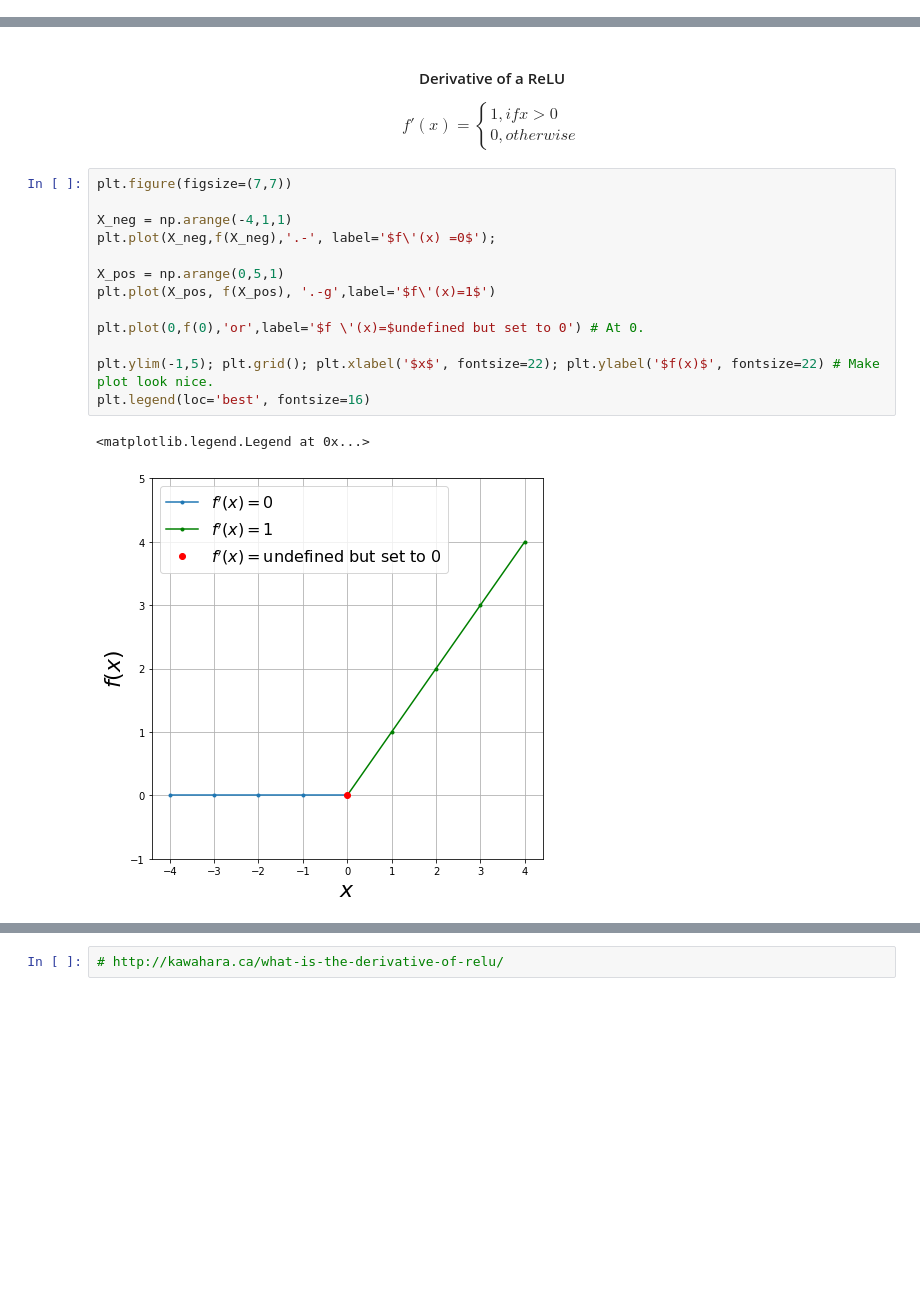
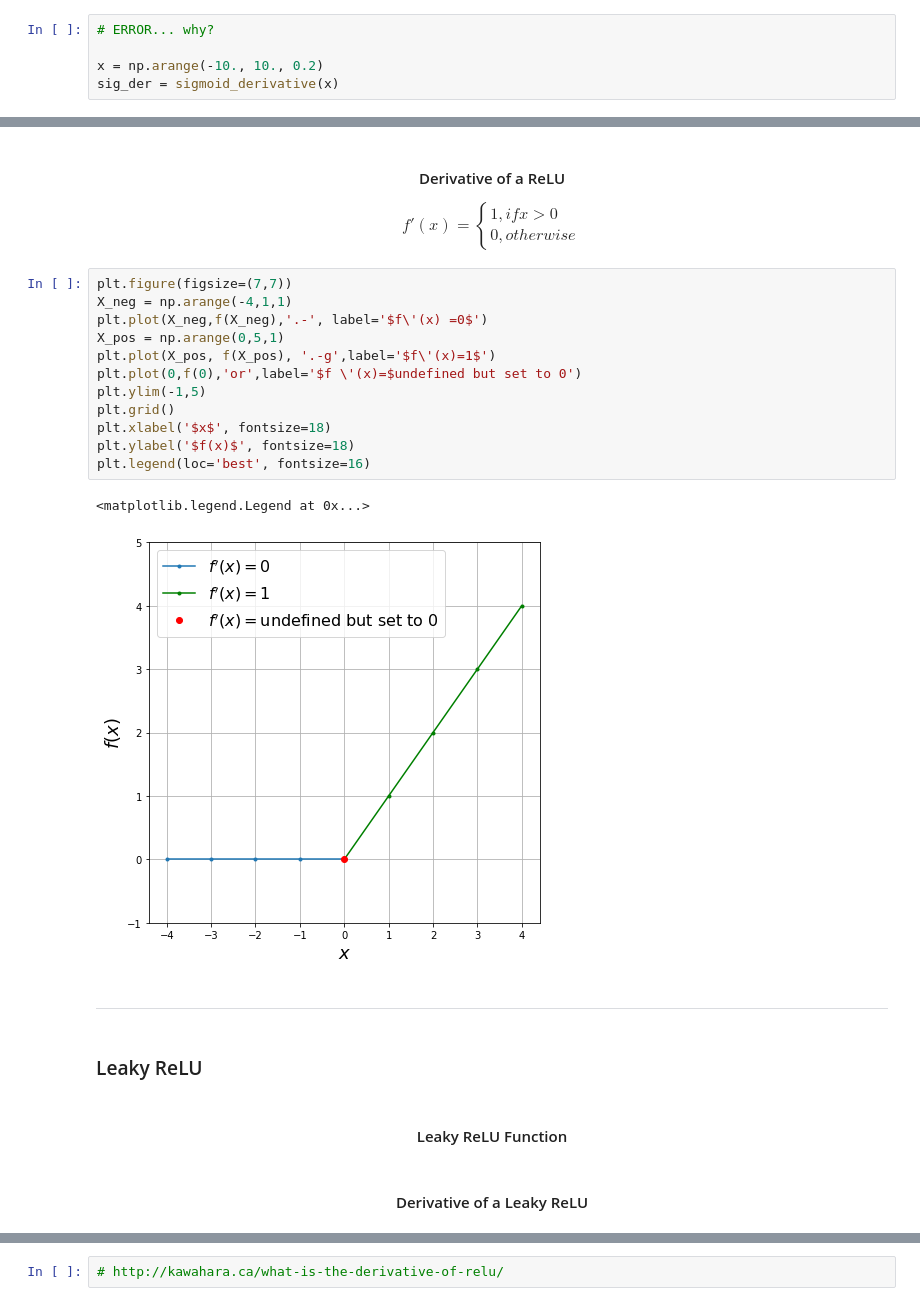
Before and after one commit to yallport/machine-learning-courses, a Jupyter notebook: Activation Functions.ipynb, the cells around one changed output, grey strips where cells are left out. Drawn from its saved outputs; the diff is of its cells as text; blank space fills up the shorter version.

```diff
--- a/Activation Functions.ipynb
+++ b/Activation Functions.ipynb
@@ -4,0 +68,5 @@ import matplotlib.pyplot as plt
+# %%
+# ERROR... why?
+
+x = np.arange(-10., 10., 0.2)
+sig_der = sigmoid_derivative(x)
@@ -43,17 +139,24 @@ Text(0,0.5,'$f(x)$')
 \end{array} \right.\\]
 # %%
 plt.figure(figsize=(7,7))
-
 X_neg = np.arange(-4,1,1)
-plt.plot(X_neg,f(X_neg),'.-', label='$f\'(x) =0$');
-
+plt.plot(X_neg,f(X_neg),'.-', label='$f\'(x) =0$')
 X_pos = np.arange(0,5,1)
 plt.plot(X_pos, f(X_pos), '.-g',label='$f\'(x)=1$')
-
-plt.plot(0,f(0),'or',label='$f \'(x)=$undefined but set to 0') # At 0.
-
-plt.ylim(-1,5); plt.grid(); plt.xlabel('$x$', fontsize=22); plt.ylabel('$f(x)$', fontsize=22) # Make plot look nice.
+plt.plot(0,f(0),'or',label='$f \'(x)=$undefined but set to 0')
+plt.ylim(-1,5)
+plt.grid()
+plt.xlabel('$x$', fontsize=18)
+plt.ylabel('$f(x)$', fontsize=18)
 plt.legend(loc='best', fontsize=16)
 # %% [output]
 <matplotlib.legend.Legend at 0x...>
-[figure, old version]
+[figure, new version]
+# %% [markdown]
+-----
+# %% [markdown]
+### Leaky ReLU
+# %% [markdown]
+<h4><center> Leaky ReLU Function </center></h4>
+# %% [markdown]
+<h4><center> Derivative of a Leaky ReLU </center></h4>
```
Also changed, not shown: parts of 27 cells of this notebook.
